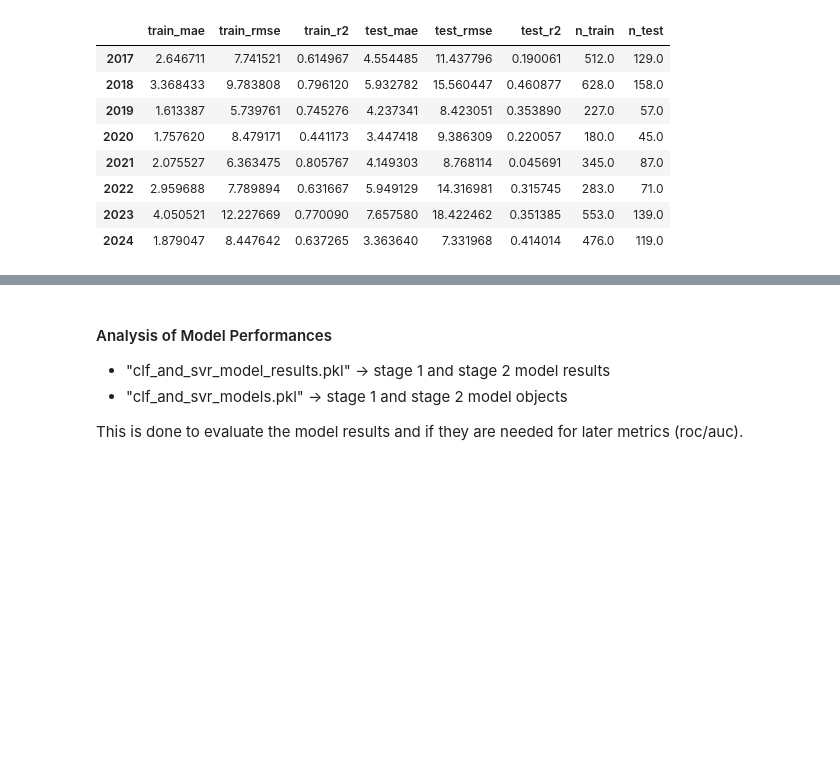
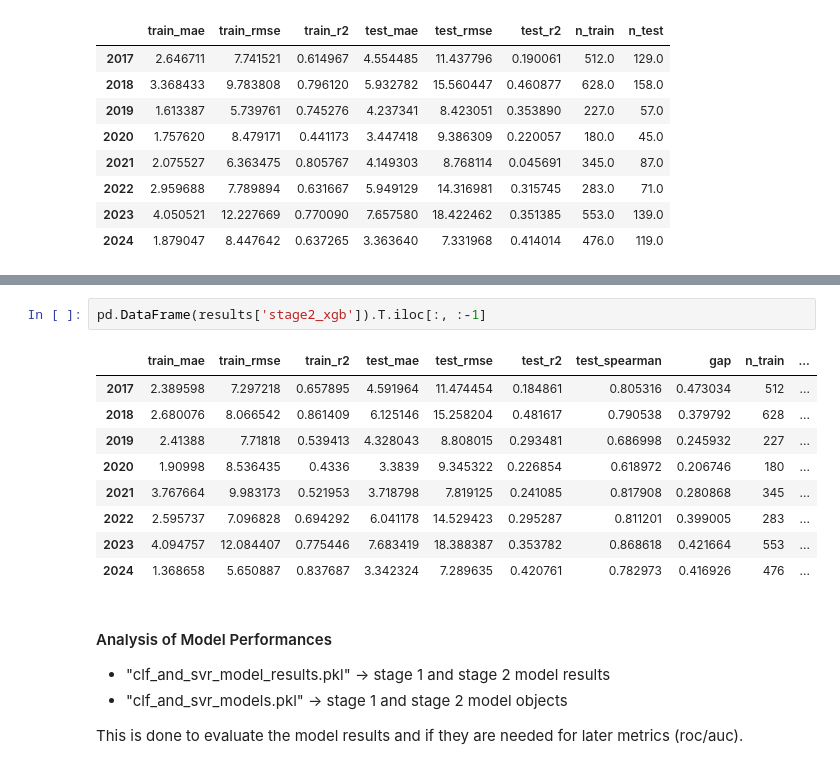
Before and after one commit to Amoreno73/wnv_embeddings, a Jupyter notebook: notebooks/national_embeddings/wnv_analysis.ipynb, the cells around one changed output, grey strips where cells are left out. Cells and saved outputs as stored; diff of their text form; blank space fills up the shorter version.

Commit message:
improved stability across test r^2 using xgboost

```diff
--- a/notebooks/national_embeddings/wnv_analysis.ipynb
+++ b/notebooks/national_embeddings/wnv_analysis.ipynb
@@ -1722,3 +1837,15 @@ results["stage2_svr"]
+# %%
+pd.DataFrame(results['stage2_xgb']).T.iloc[:, :-1]
+# %% [output]
+|  | train_mae | train_rmse | train_r2 | test_mae | test_rmse | test_r2 | test_spearman | gap | n_train | ... |
+| 2017 | 2.389598 | 7.297218 | 0.657895 | 4.591964 | 11.474454 | 0.184861 | 0.805316 | 0.473034 | 512 | ... |
+| 2018 | 2.680076 | 8.066542 | 0.861409 | 6.125146 | 15.258204 | 0.481617 | 0.790538 | 0.379792 | 628 | ... |
+| 2019 | 2.41388 | 7.71818 | 0.539413 | 4.328043 | 8.808015 | 0.293481 | 0.686998 | 0.245932 | 227 | ... |
+| 2020 | 1.90998 | 8.536435 | 0.4336 | 3.3839 | 9.345322 | 0.226854 | 0.618972 | 0.206746 | 180 | ... |
+| 2021 | 3.767664 | 9.983173 | 0.521953 | 3.718798 | 7.819125 | 0.241085 | 0.817908 | 0.280868 | 345 | ... |
+| 2022 | 2.595737 | 7.096828 | 0.694292 | 6.041178 | 14.529423 | 0.295287 | 0.811201 | 0.399005 | 283 | ... |
+| 2023 | 4.094757 | 12.084407 | 0.775446 | 7.683419 | 18.388387 | 0.353782 | 0.868618 | 0.421664 | 553 | ... |
+| 2024 | 1.368658 | 5.650887 | 0.837687 | 3.342324 | 7.289635 | 0.420761 | 0.782973 | 0.416926 | 476 | ... |
 # %% [markdown]
 #### Analysis of Model Performances
 
```
Also changed, not shown: parts of 8 cells of this notebook, 1 other file.
